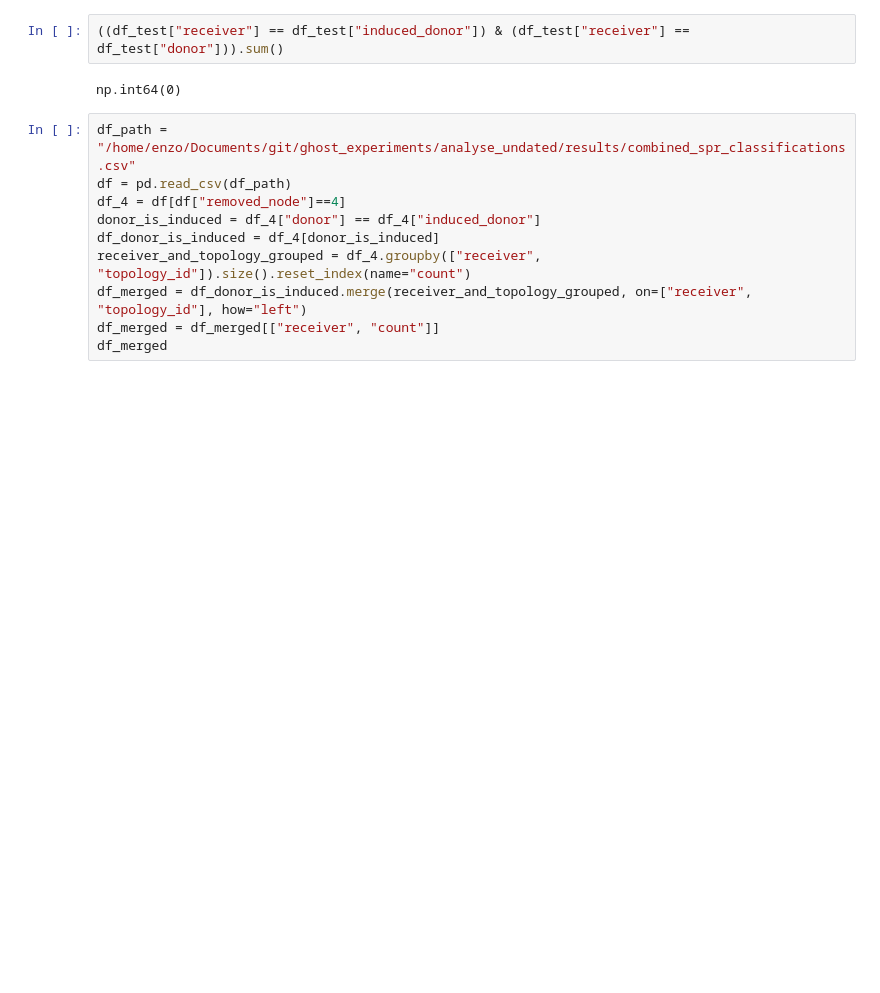
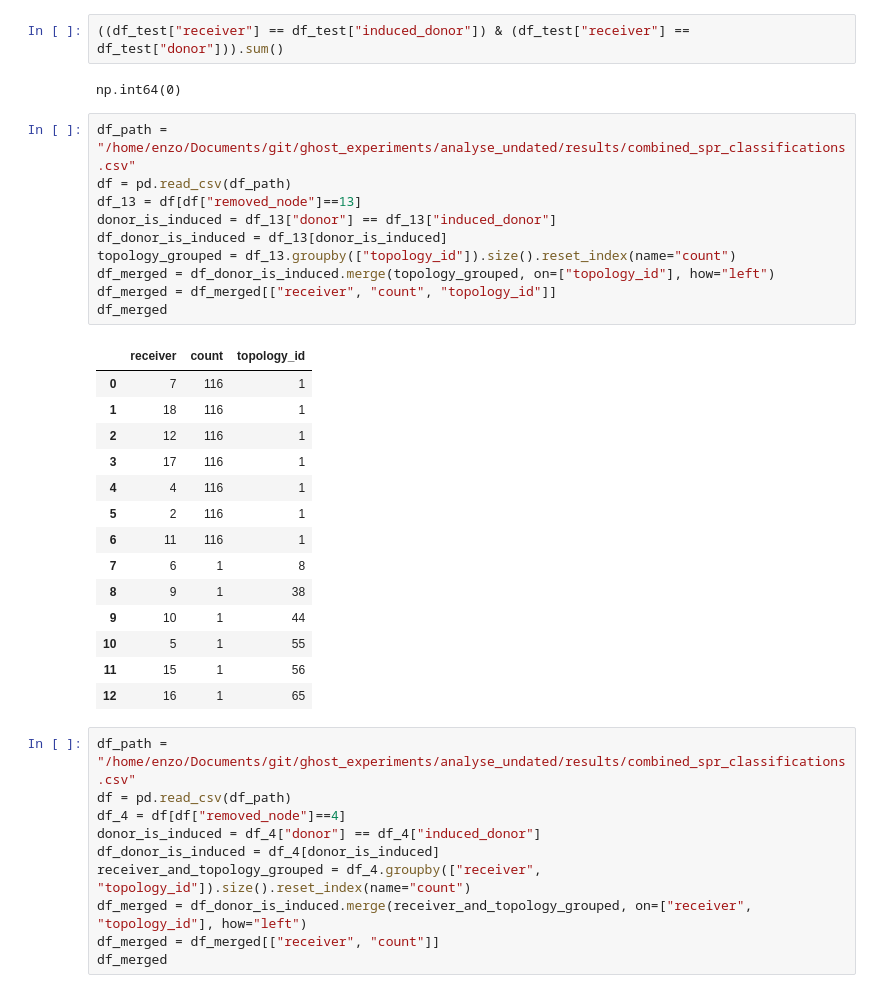
Before and after one commit to SisyphusMountain/analyse_undated, a Jupyter notebook: debug.ipynb, the cells around one changed output. Cells and saved outputs as stored; diff of their text form; blank space fills up the shorter version.

```diff
--- a/debug.ipynb
+++ b/debug.ipynb
@@ -6,6 +6,31 @@ df_test = pd.read_csv("/home/enzo/Documents/git/ghost_experiments/analyse_undate
 ((df_test["receiver"] == df_test["induced_donor"]) & (df_test["receiver"] == df_test["donor"])).sum()
 # %% [output]
 np.int64(0)
+# %%
+df_path = "/home/enzo/Documents/git/ghost_experiments/analyse_undated/results/combined_spr_classifications.csv"
+df = pd.read_csv(df_path)
+df_13 = df[df["removed_node"]==13]
+donor_is_induced = df_13["donor"] == df_13["induced_donor"]
+df_donor_is_induced = df_13[donor_is_induced]
+topology_grouped = df_13.groupby(["topology_id"]).size().reset_index(name="count")
+df_merged = df_donor_is_induced.merge(topology_grouped, on=["topology_id"], how="left")
+df_merged = df_merged[["receiver", "count", "topology_id"]]
+df_merged
+# %% [output]
+|  | receiver | count | topology_id |
+| 0 | 7 | 116 | 1 |
+| 1 | 18 | 116 | 1 |
+| 2 | 12 | 116 | 1 |
+| 3 | 17 | 116 | 1 |
+| 4 | 4 | 116 | 1 |
+| 5 | 2 | 116 | 1 |
+| 6 | 11 | 116 | 1 |
+| 7 | 6 | 1 | 8 |
+| 8 | 9 | 1 | 38 |
+| 9 | 10 | 1 | 44 |
+| 10 | 5 | 1 | 55 |
+| 11 | 15 | 1 | 56 |
+| 12 | 16 | 1 | 65 |
 # %%
 df_path = "/home/enzo/Documents/git/ghost_experiments/analyse_undated/results/combined_spr_classifications.csv"
 df = pd.read_csv(df_path)
```
Also changed, not shown: parts of 17 cells of this notebook, 5 other files.
